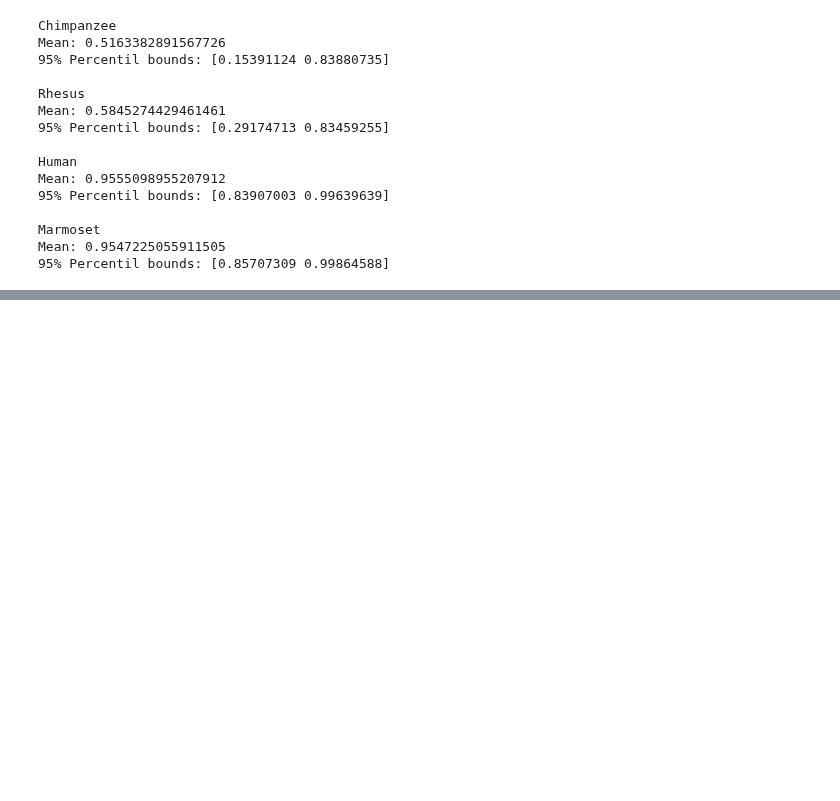
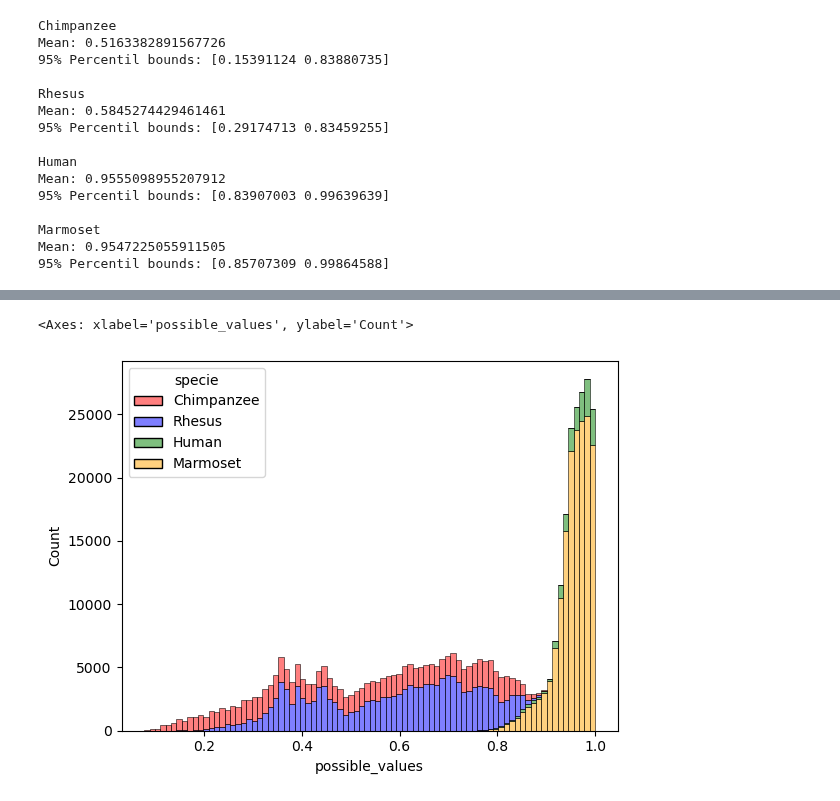
Before and after one commit to biagzi/altricial_brain_vocal_learning, a Jupyter notebook: code/Fig2B_and_2C.ipynb, the cells around one changed output, grey strips where cells are left out. Cells and saved outputs as stored; diff of their text form; code cells hidden in the pictures; blank space fills up the shorter version.

```diff
--- a/code/Fig2B_and_2C.ipynb
+++ b/code/Fig2B_and_2C.ipynb
@@ -266,0 +242,6 @@ Rhesus Chimpanzee 0.19342259797978067 0.0
+# %%
+sns.histplot(hue="specie", x="possible_values", data=boxplot_df,multiple="stack", alpha = 0.5,
+            palette=["red","blue","green","orange"])
+# %% [output]
+<Axes: xlabel='possible_values', ylabel='Count'>
+[figure, added]
```
Also changed, not shown: parts of 12 cells of this notebook, 9 other files.
